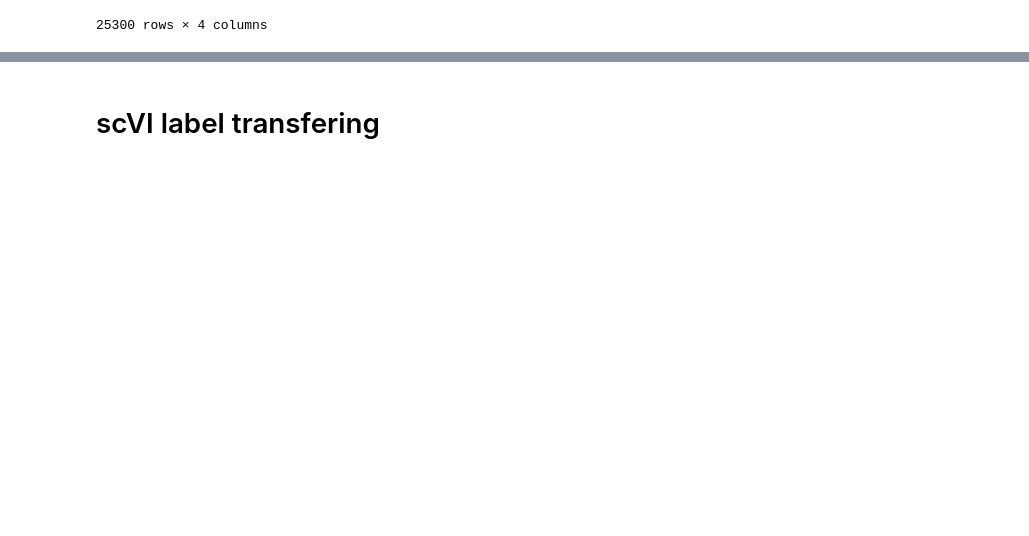
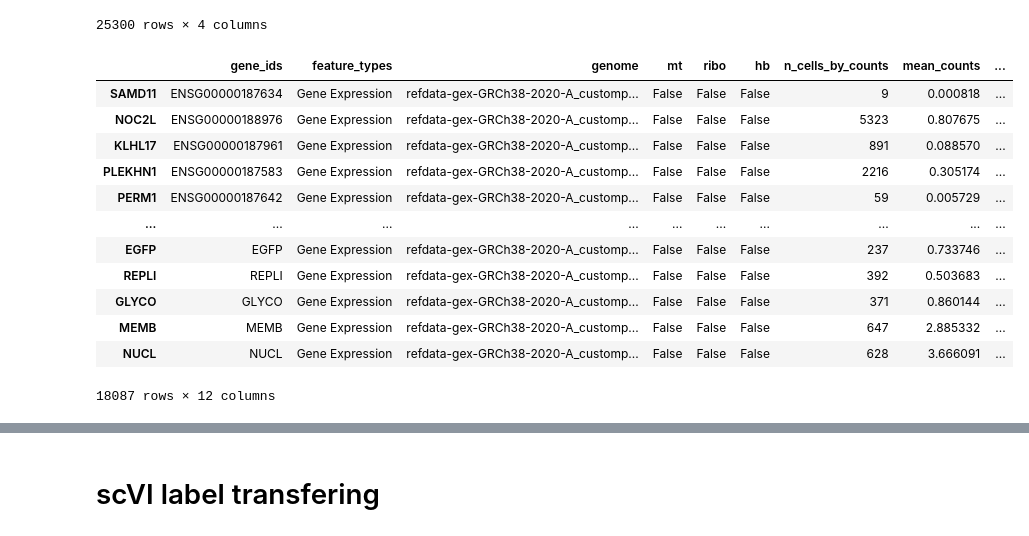
Before and after one commit to Yohan-b976/Transcriptomic-and-proteomic-sc-analysis, a Jupyter notebook: Pipeline folder 0.2/Notebook files/Normalization_MAPPING 0.3.ipynb, the cells around one changed output, grey strips where cells are left out. Saved outputs shown, nothing was run; the diff lists cells and outputs as text; code cells hidden in the pictures; blank space fills up the shorter version.

```diff
--- a/Pipeline folder 0.2/Notebook files/Normalization_MAPPING 0.3.ipynb
+++ b/Pipeline folder 0.2/Notebook files/Normalization_MAPPING 0.3.ipynb
@@ -257,0 +318,16 @@ predictions
+# %%
+adatas[0].var
+# %% [output]
+|  | gene_ids | feature_types | genome | mt | ribo | hb | n_cells_by_counts | mean_counts | ... |
+| SAMD11 | ENSG00000187634 | Gene Expression | refdata-gex-GRCh38-2020-A_customp... | False | False | False | 9 | 0.000818 | ... |
+| NOC2L | ENSG00000188976 | Gene Expression | refdata-gex-GRCh38-2020-A_customp... | False | False | False | 5323 | 0.807675 | ... |
+| KLHL17 | ENSG00000187961 | Gene Expression | refdata-gex-GRCh38-2020-A_customp... | False | False | False | 891 | 0.088570 | ... |
+| PLEKHN1 | ENSG00000187583 | Gene Expression | refdata-gex-GRCh38-2020-A_customp... | False | False | False | 2216 | 0.305174 | ... |
+| PERM1 | ENSG00000187642 | Gene Expression | refdata-gex-GRCh38-2020-A_customp... | False | False | False | 59 | 0.005729 | ... |
+| ... | ... | ... | ... | ... | ... | ... | ... | ... | ... |
+| EGFP | EGFP | Gene Expression | refdata-gex-GRCh38-2020-A_customp... | False | False | False | 237 | 0.733746 | ... |
+| REPLI | REPLI | Gene Expression | refdata-gex-GRCh38-2020-A_customp... | False | False | False | 392 | 0.503683 | ... |
+| GLYCO | GLYCO | Gene Expression | refdata-gex-GRCh38-2020-A_customp... | False | False | False | 371 | 0.860144 | ... |
+| MEMB | MEMB | Gene Expression | refdata-gex-GRCh38-2020-A_customp... | False | False | False | 647 | 2.885332 | ... |
+| NUCL | NUCL | Gene Expression | refdata-gex-GRCh38-2020-A_customp... | False | False | False | 628 | 3.666091 | ... |
+18087 rows × 12 columns
```
Also changed, not shown: parts of 53 cells of this notebook.
